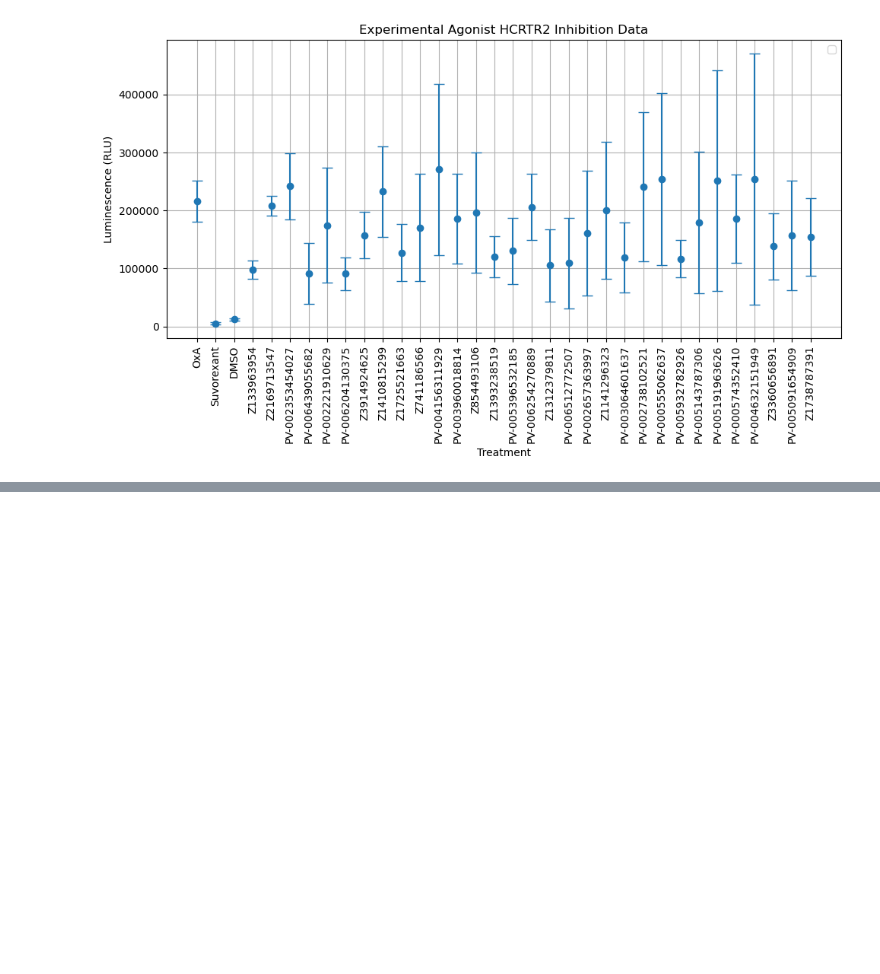
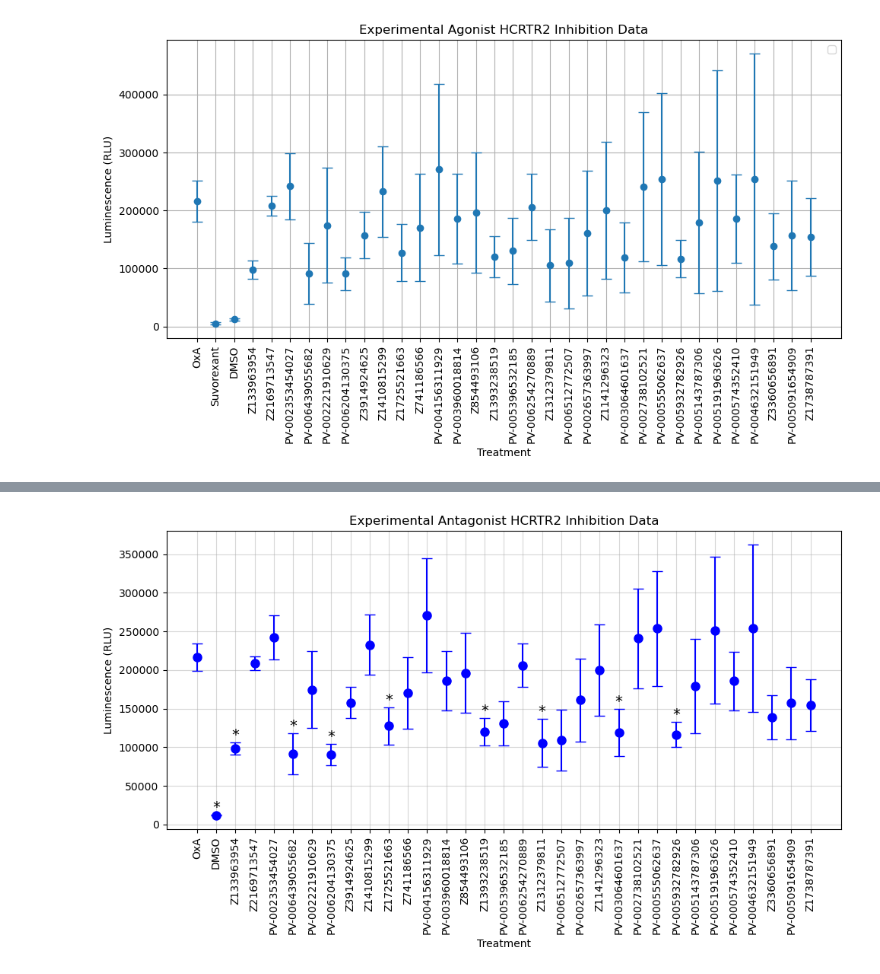
Before and after one commit to toadlover/ginsparg_thymelab_thesis, a Jupyter notebook: jupyter_notebooks/figure_making/presto_tango_data/1_10_25_antgonist_as_antagonist_preliminary_experiment/1_10_25_antgonist_as_antagonist_preliminary_experiment.ipynb, the cells around one changed output, grey strips where cells are left out. Cells and saved outputs as stored; diff of their text form; code cells hidden in the pictures; blank space fills up the shorter version.

Commit message:
performed additional analyses and performed statistical analyses for preliminaty studies

```diff
--- a/jupyter_notebooks/figure_making/presto_tango_data/1_10_25_antgonist_as_antagonist_preliminary_experiment/1_10_25_antgonist_as_antagonist_preliminary_experiment.ipynb
+++ b/jupyter_notebooks/figure_making/presto_tango_data/1_10_25_antgonist_as_antagonist_preliminary_experiment/1_10_25_antgonist_as_antagonist_preliminary_experiment.ipynb
@@ -44,3 +44,12 @@ plt.show()
 # %% [output]
 No artists with labels found to put in legend.  Note that artists whose label start with an underscore are ignored when legend() is called with no argument.
 [figure]
+# %%
+import pandas as pd
+import matplotlib.pyplot as plt
+import numpy as np
+from scipy import stats
+drug_data = df.transpose()
+# Drop the row for the drug named "Suvorexant"
+drug_data = drug_data.drop("Suvorexant", axis=0)
+drug_data
@@ -46,0 +74,53 @@ No artists with labels found to put in legend.  Note that artists whose label st
+# %%
+# Extract drug names from the index (row headers)
+drug_names = drug_data.index  # Drug names are now the row index
+replicates = drug_data  # Replicates are the rest of the data (without the row names)
+
+# Step 2: Calculate mean and standard error for each drug
+drug_means = replicates.mean(axis=1)  # Mean across replicates (rows for each drug)
+drug_sems = replicates.sem(axis=1)  # Standard error across replicates (rows for each drug)
+
+# Step 3: Perform statistical analysis (t-test against the first drug)
+# The first drug is now the first row in the data (first index)
+first_drug_values = replicates.iloc[0, :]  # First drug's replicates
+
+# Store p-values for the comparisons
+p_values = []
+
+for i, drug in enumerate(drug_names):
+    # Compare each drug's data with the first drug using a t-test
+    drug_values = replicates.iloc[i, :]  # Data for the current drug
+    _, p_value = stats.ttest_ind(first_drug_values, drug_values, equal_var=False)  # Welch's t-test
+    p_values.append(p_value)
+
+# Step 4: Plot the data with error bars
+plt.figure(figsize=(10, 6))
+
+# Specify a color for all data points (e.g., 'blue')
+color = 'blue'
+
+# Plot the drugs with error bars and set all data points to the same color
+for i, drug in enumerate(drug_names):
+    plt.errorbar(
+        [i], drug_means[i], yerr=drug_sems[i], fmt="o", label=drug, capsize=5, markersize=8, color=color
+    )
+
+# Add asterisks for statistical significance
+for i, p_value in enumerate(p_values):
+    if p_value < 0.05:
+        plt.text(
+            i, drug_means[i] + drug_sems[i], "*", ha="center", va="bottom", fontsize=14, color="black"
+        )
+
+# Customize the plot
+plt.title('Experimental Antagonist HCRTR2 Inhibition Data')
+plt.xlabel('Treatment')
+plt.ylabel('Luminescence (RLU)')
+plt.xticks(np.arange(len(drug_names)), drug_names, rotation=90, ha="center")
+plt.grid(alpha=0.5)
+plt.tight_layout()
+
+# Show the plot
+plt.show()
+# %% [output]
+[figure, added]
```
Also changed, not shown: parts of 1 cell of this notebook, 5 other files.
